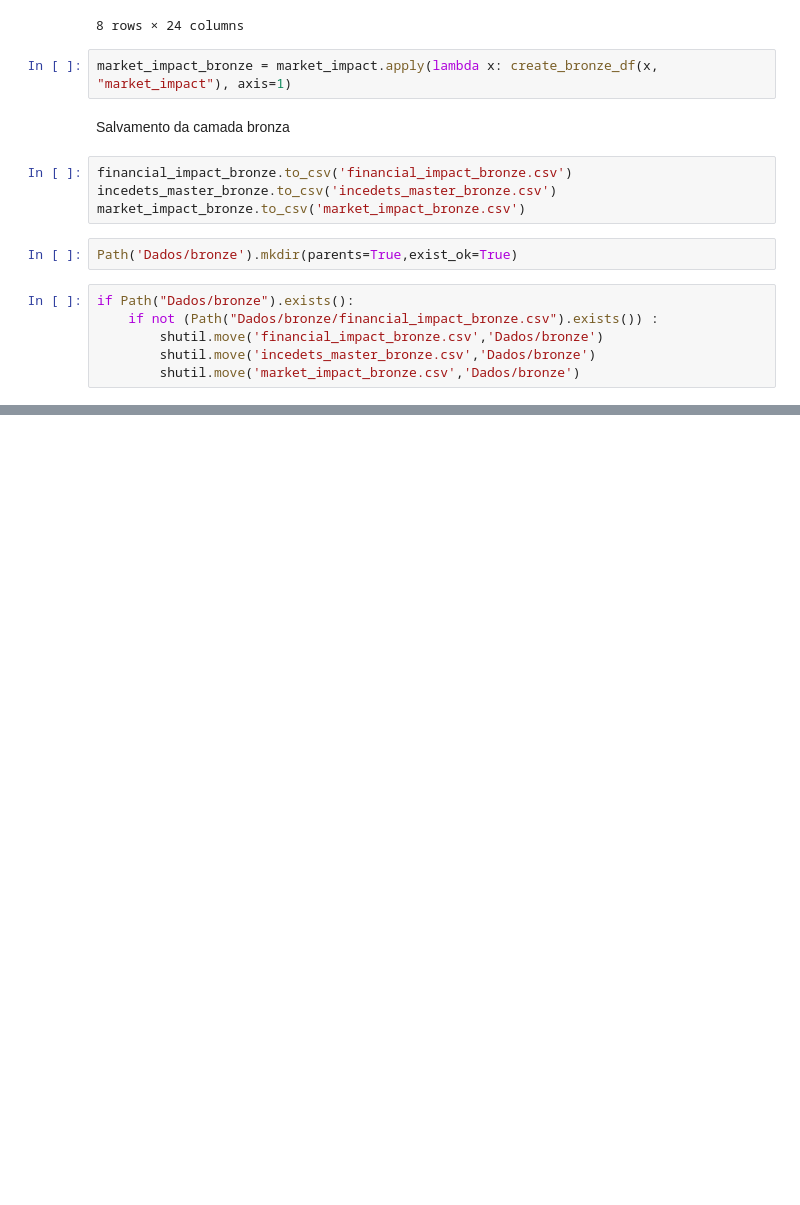
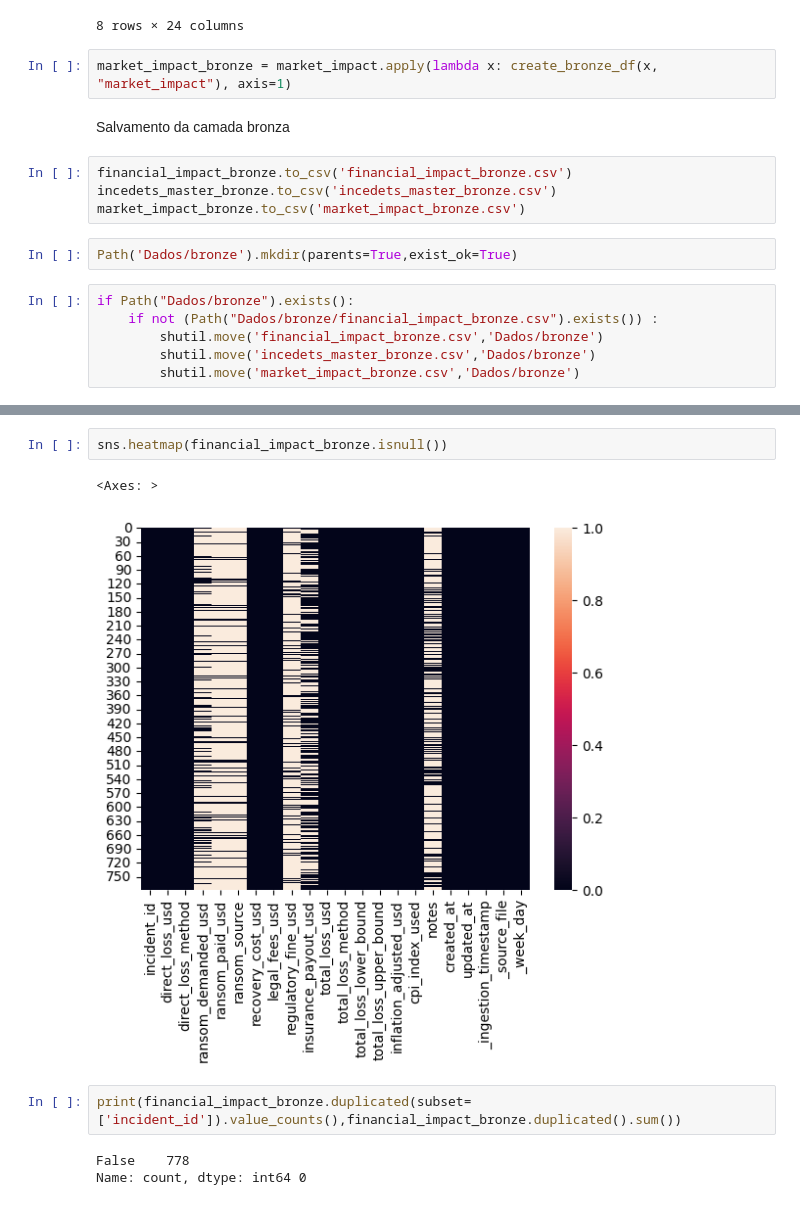
Before and after one commit to AlbertoGrey27/dataset_cyberseguran-a, a Jupyter notebook: dataset cybersecurity/main.ipynb, the cells around one changed output, grey strips where cells are left out. Saved outputs shown, nothing was run; the diff lists cells and outputs as text; blank space fills up the shorter version.

Commit message:
camada bronze completa

```diff
--- a/dataset cybersecurity/main.ipynb
+++ b/dataset cybersecurity/main.ipynb
@@ -229,0 +252,10 @@ if Path("Dados/bronze").exists():
+# %%
+sns.heatmap(financial_impact_bronze.isnull())
+# %% [output]
+<Axes: >
+[figure, added]
+# %%
+print(financial_impact_bronze.duplicated(subset=['incident_id']).value_counts(),financial_impact_bronze.duplicated().sum())
+# %% [output]
+False    778
+Name: count, dtype: int64 0
```
Also changed, not shown: parts of 15 cells of this notebook.
